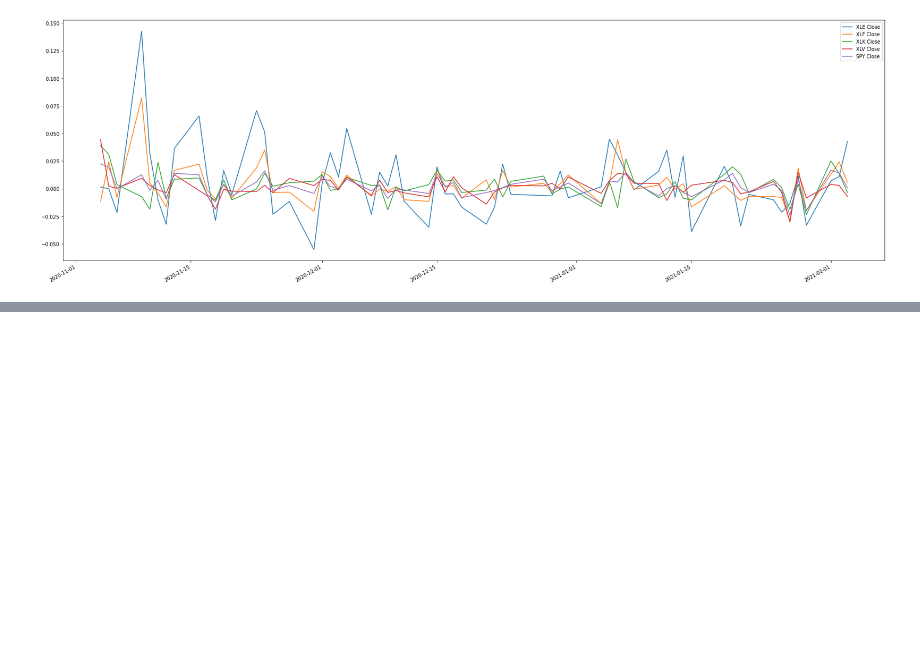
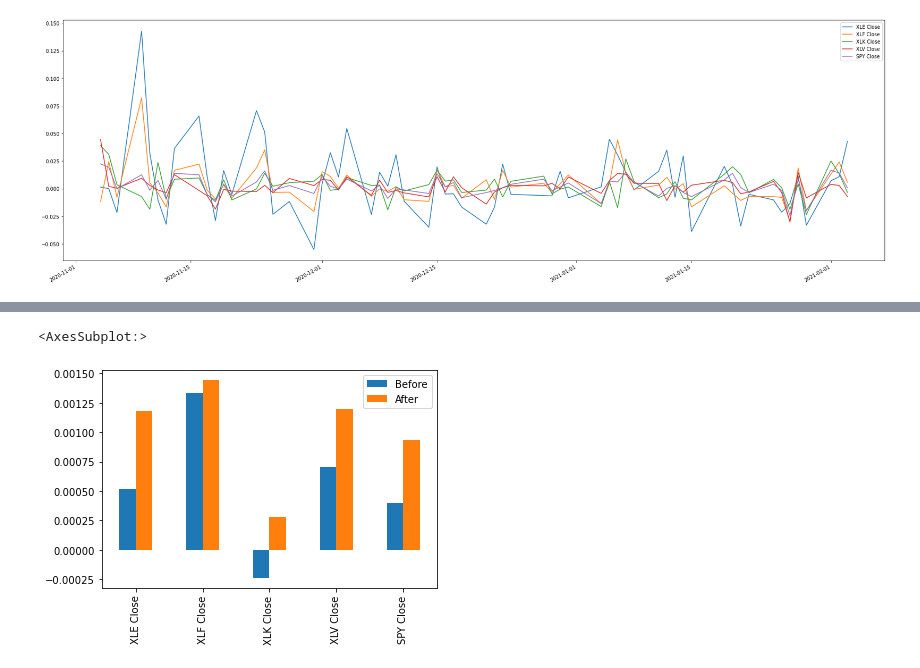
Before and after one commit to pdellis85/PoliStock, a Jupyter notebook: Viz-Test.ipynb, the cells around one changed output, grey strips where cells are left out. Cells and saved outputs as stored; diff of their text form; code cells hidden in the pictures; blank space fills up the shorter version.

```diff
--- a/Viz-Test.ipynb
+++ b/Viz-Test.ipynb
@@ -598,0 +623,14 @@ biden_returns_df.plot.bar(figsize=(50,10))
+# %%
+daily_returns_obamab = daily_returns(before_election_obamab)
+daily_returns_obamab_after = daily_returns(after_election_obamab)
+
+
+obamab_mean = daily_returns_obamab.mean()
+after_obamab_mean = daily_returns_obamab_after.mean()
+obamab_returns_mean = pd.concat([obamab_mean, after_obamab_mean], axis = 'columns', join= 'inner')
+obamab_returns_mean.columns = ['Before', 'After']
+
+obamab_returns_mean.plot.bar()
+# %% [output]
+<AxesSubplot:>
+[figure, added]
```
Also changed, not shown: parts of 10 cells of this notebook.
